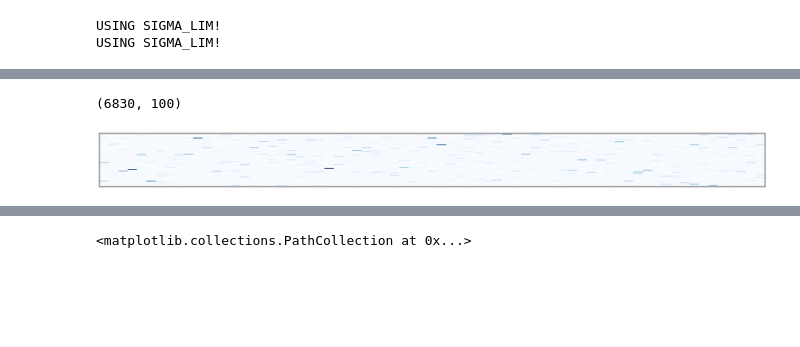
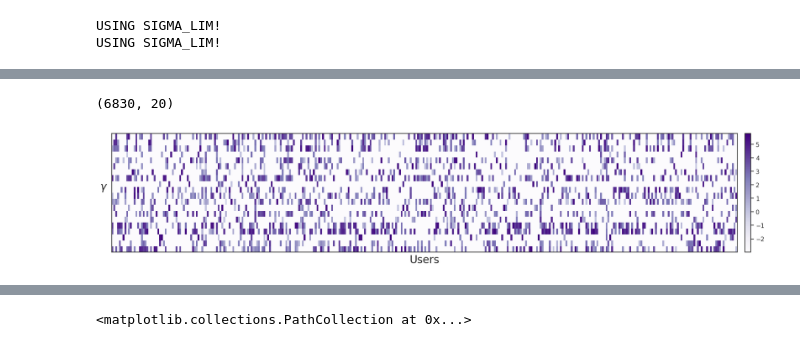
Before and after one commit to kabolat/behavio-temporal-vae, a Jupyter notebook: notebooks/inspect_indiviudal_model.ipynb, the cells around one changed output, grey strips where cells are left out. Drawn from its saved outputs; the diff is of its cells as text; code cells hidden in the pictures; blank space fills up the shorter version.

```diff
--- a/notebooks/inspect_indiviudal_model.ipynb
+++ b/notebooks/inspect_indiviudal_model.ipynb
@@ -19,7 +19,7 @@ import src.testing_lib as testing_lib
 # %% [markdown]
 ### Find the desired model
 # %%
-config_dir = '/home/kbolat/Python/behavio-temporal-vae/runs/visual_Aug09_16-20-51'
+config_dir = '/home/kbolat/Python/behavio-temporal-vae/runs/sweep_Aug26_12-43-57'
 config_file = 'config.json'
 
 with open(os.path.join(config_dir, config_file), 'r') as f: config = json.load(f)
@@ -163,26 +168,24 @@ for i in range(len(covariance_dictionary)):
 if not os.path.exists(os.path.join(config_dir, 'visuals', 'user_dictionary')):
     os.makedirs(os.path.join(config_dir, 'visuals', 'user_dictionary'))
 # %%
-user_gamma = np.load("/home/kbolat/Python/behavio-temporal-vae/data/goi4_dp_full_Gipuzkoa/user_encoding_models/model_31/user_gamma.npy")
+user_gamma = np.load("/home/kbolat/Python/behavio-temporal-vae/data/goi4_dp_full_Gipuzkoa/user_encoding_models/model_34/user_gamma.npy")
 # %%
 user_gamma.shape
 # %% [output]
-(6830, 100)
+(6830, 20)
 # %%
-ssample = 97 ## for visualization
-fig, ax = plt.subplots(figsize=(25, 2))
-plt.pcolormesh(user_gamma[::ssample].T, cmap='Blues')
-# ax.set_title(f"Enrolments -  Mean: {365/(1+config['data']['ampute_params']['b']/config['data']['ampute_params']['a']):.1f}")
-# ax.set_xlabel("Users")
-# ax.set_ylabel("Day")
-# plt.gca().invert_yaxis() ## flip the y axis
-# plt.yticks(np.arange(0, 365, 30), np.arange(0, 365, 30))
+ssample = 20 ## for visualization
+fig, ax = plt.subplots(figsize=(25, 4))
+plt.pcolormesh(np.log(user_gamma[2::ssample].T), cmap='Purples')
+ax.set_xlabel("Users", size=20)
+ax.set_ylabel(r"$\gamma$", size=20, rotation=0, labelpad=15)
 plt.xticks([])
 plt.yticks([])
 plt.savefig(os.path.join(config_dir, 'visuals', 'user_dictionary', 'user_gamma.png'), bbox_inches='tight', pad_inches=0)
+plt.colorbar(pad=0.01)
 plt.show()
 # %% [output]
-[figure, old version]
+[figure, new version]
 # %%
 sns.set_theme(style='white', palette='Paired')
 # %%
```
Also changed, not shown: parts of 10 cells of this notebook.
